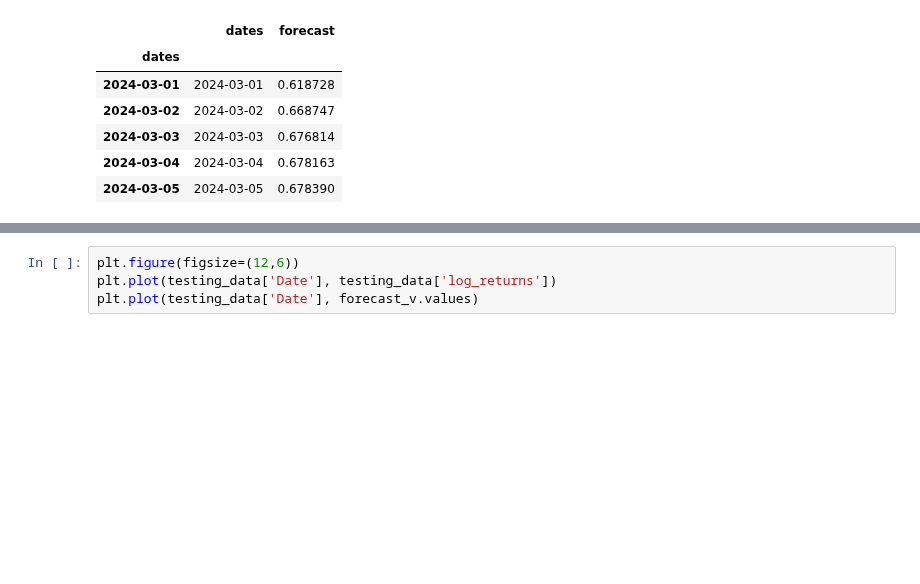
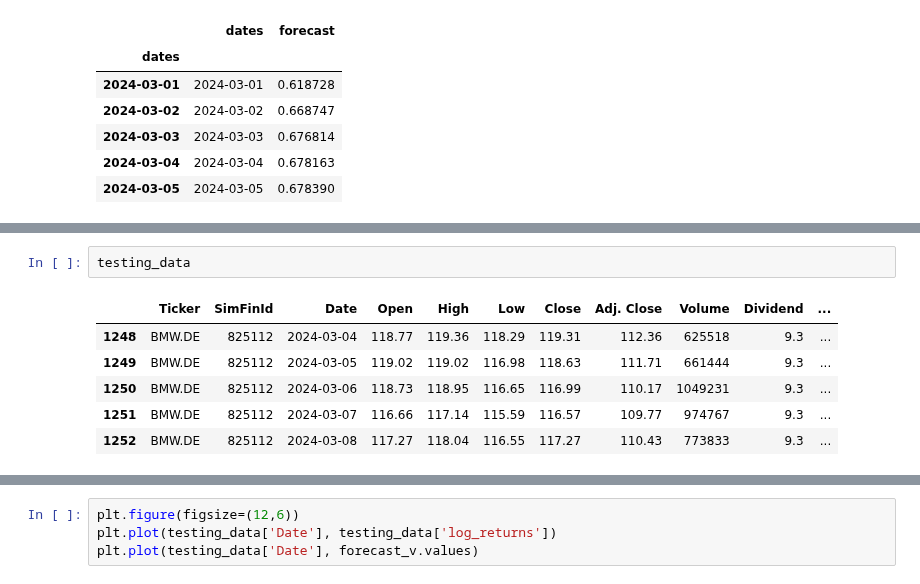
Before and after one commit to lucaluisadjei/pythongermanstocks, a Jupyter notebook: etl_v2.ipynb, the cells around one changed output, grey strips where cells are left out. Saved outputs shown, nothing was run; the diff lists cells and outputs as text; blank space fills up the shorter version.

```diff
--- a/etl_v2.ipynb
+++ b/etl_v2.ipynb
@@ -391,3 +415,12 @@ Name: 1246, dtype: float64
+# %%
+testing_data
+# %% [output]
+|  | Ticker | SimFinId | Date | Open | High | Low | Close | Adj. Close | Volume | Dividend | ... |
+| 1248 | BMW.DE | 825112 | 2024-03-04 | 118.77 | 119.36 | 118.29 | 119.31 | 112.36 | 625518 | 9.3 | ... |
+| 1249 | BMW.DE | 825112 | 2024-03-05 | 119.02 | 119.02 | 116.98 | 118.63 | 111.71 | 661444 | 9.3 | ... |
+| 1250 | BMW.DE | 825112 | 2024-03-06 | 118.73 | 118.95 | 116.65 | 116.99 | 110.17 | 1049231 | 9.3 | ... |
+| 1251 | BMW.DE | 825112 | 2024-03-07 | 116.66 | 117.14 | 115.59 | 116.57 | 109.77 | 974767 | 9.3 | ... |
+| 1252 | BMW.DE | 825112 | 2024-03-08 | 117.27 | 118.04 | 116.55 | 117.27 | 110.43 | 773833 | 9.3 | ... |
 # %%
 # Ensure date columns are in datetime format
 bmw['Date'] = pd.to_datetime(bmw['Date'])
```
Also changed, not shown: parts of 3 cells of this notebook.
